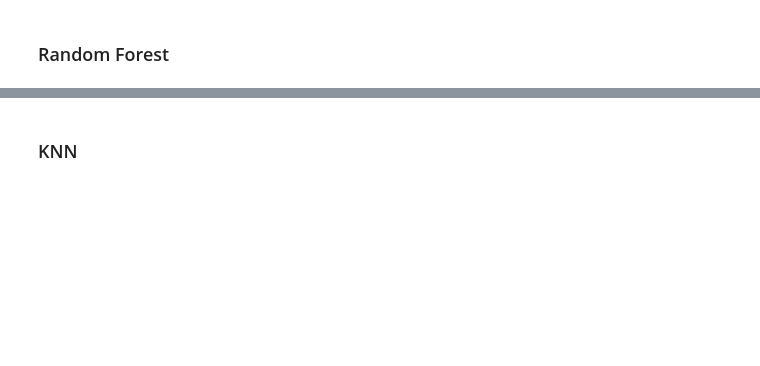
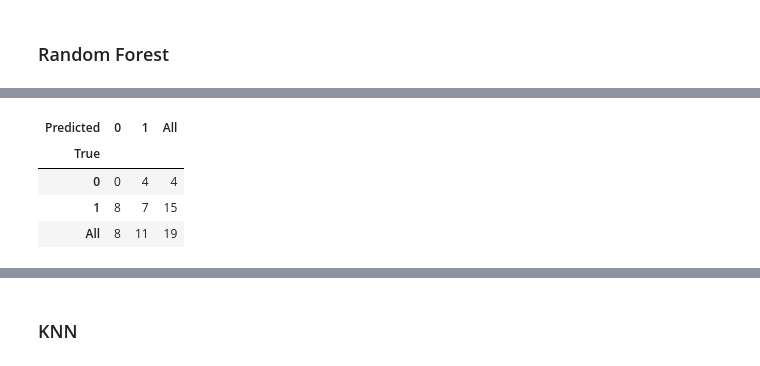
Before and after one commit to JonBebi/TrailerProphet, a Jupyter notebook: Twint.ipynb, the cells around one changed output, grey strips where cells are left out. Cells and saved outputs as stored; diff of their text form; code cells hidden in the pictures; blank space fills up the shorter version.

```diff
--- a/Twint.ipynb
+++ b/Twint.ipynb
@@ -734,3 +735,13 @@ forest.score(X_test, y_test)
+# %%
+# Confusion matrix
+
+pd.crosstab(y_test, y_pred, rownames=['True'], colnames=['Predicted'], margins=True)
+# %% [output]
+| Predicted | 0 | 1 | All |
+| True |  |  |  |
+| 0 | 0 | 4 | 4 |
+| 1 | 8 | 7 | 15 |
+| All | 8 | 11 | 19 |
 # %%
 plot_feature_importances(forest, X_train)
 # %% [output]
```
Also changed, not shown: parts of 16 cells of this notebook.
